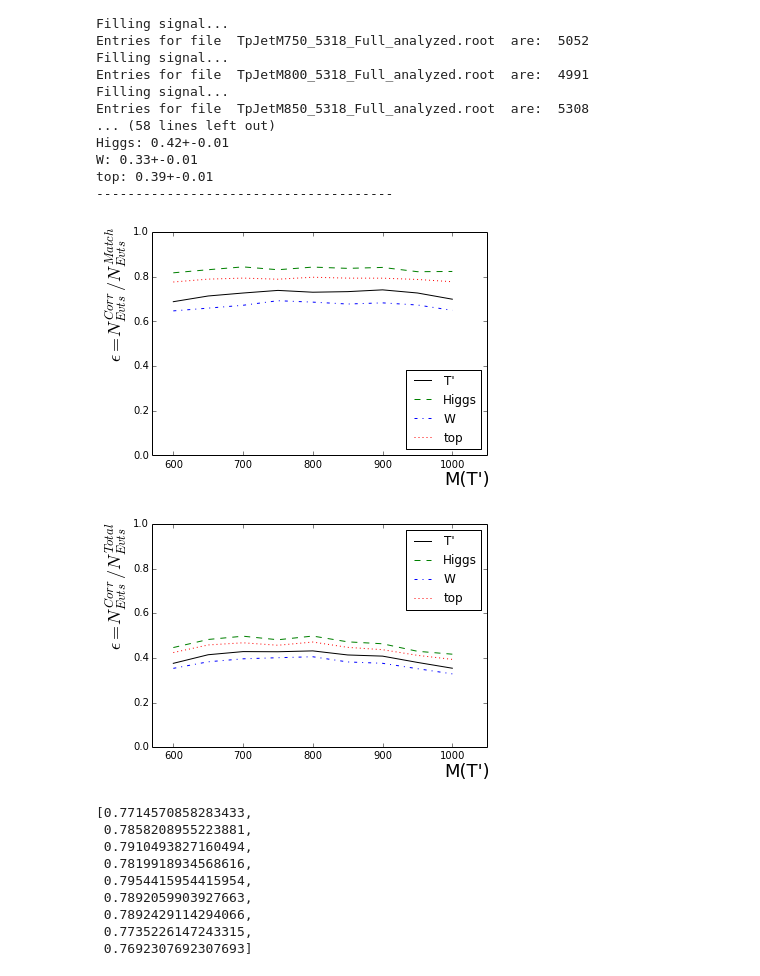
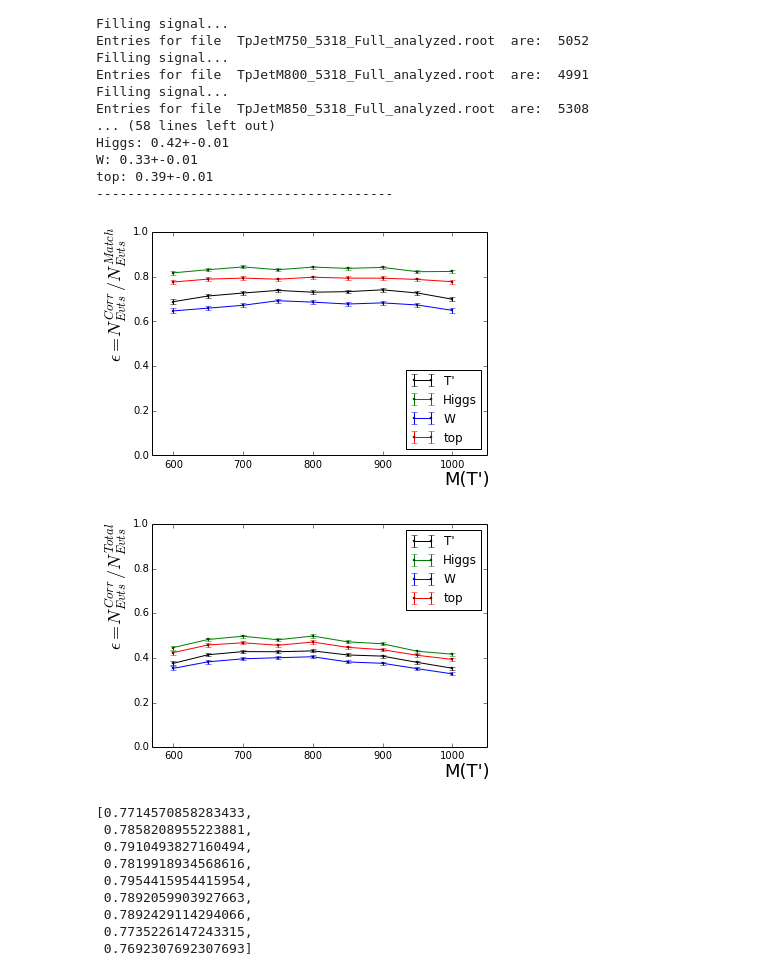
Before and after one commit to jotadram6/stp-ipy-note, a Jupyter notebook: Matching_Efficiencies.ipynb, the cells around one changed output. Drawn from its saved outputs; the diff is of its cells as text; code cells hidden in the pictures.

```diff
--- a/Matching_Efficiencies.ipynb
+++ b/Matching_Efficiencies.ipynb
@@ -65,15 +65,16 @@ Entries for file  TpJetM1000_5318_Full_analyzed.root  are:  2261
 # %%
 Resonances=["Tprime","Higgs","W","top"]
 
-ExclEff=[]
+ExclEff=[]; ExclEffE=[]
 
 print "Matching exclusive (with only matchable jets) efficiencies right after reconstruction, no HT cut"
 print "--------------------------------------"
 for i in xrange(len(TotalEntries)):
     print "For", ListTreesNamesA[i].split('n')[0]
     for j in xrange(len(Corrects[i])):
-        print Resonances[j]+":", "{0:.2f}+-{1:.2f}".format(float(Corrects[i][j])/TotalEntries[i],DivE(float(Corrects[i][j]),TotalEntries[i],np.sqrt(Corrects[i][j]),np.sqrt(TotalEntries[i])))
         ExclEff.append(float(Corrects[i][j])/TotalEntries[i])
+        ExclEffE.append(EffE(float(Corrects[i][j])/TotalEntries[i],TotalEntries[i]))
+        print Resonances[j]+":", "{0:.2f}+-{1:.2f}".format(ExclEff[-1],ExclEffE[-1])
     print "--------------------------------------"
 # %% [output]
 Matching exclusive (with only matchable jets) efficiencies right after reconstruction, no HT cut
@@ -108,15 +109,16 @@ for f in Signal:
     print "Entries for file ", f, " are: ", entries
     del(CutsChain)
 
-InclEff=[]
+InclEff=[]; InclEffE=[]
 
 print "Matching inclusive efficiencies right after reconstruction, no HT cut"
 print "--------------------------------------"
 for i in xrange(len(TotalEntriesIncl)):
     print "For", ListTreesNamesA[i].split('n')[0]
     for j in xrange(len(Corrects[i])):
-        print Resonances[j]+":", "{0:.2f}+-{1:.2f}".format(float(Corrects[i][j])/TotalEntriesIncl[i],DivE(float(Corrects[i][j]),TotalEntriesIncl[i],np.sqrt(Corrects[i][j]),np.sqrt(TotalEntries[i])))
         InclEff.append(float(Corrects[i][j])/TotalEntriesIncl[i])
+        InclEffE.append(EffE(float(Corrects[i][j])/TotalEntriesIncl[i],TotalEntriesIncl[i]))
+        print Resonances[j]+":", "{0:.2f}+-{1:.2f}".format(InclEff[-1],InclEffE[-1])
     print "--------------------------------------"
 # %% [output]
 Filling signal...
@@ -140,43 +142,51 @@ top: 0.39+-0.01
 Titles=["T'","Higgs","W","top"] #ListTreesNamesA[i].split('n')[0]
 Masses=[600,650,700,750,800,850,900,950,1000]
 #Exclusive efficiency
 fig, ax = plt.subplots()
-ax.plot(Masses, ExclEff[0::4], 'k', markersize=10.0, label=Titles[0], linestyle="-")
-ax.plot(Masses, ExclEff[1::4], 'g', markersize=10.0, label=Titles[1], linestyle="--")
-ax.plot(Masses, ExclEff[2::4], 'b', markersize=10.0, label=Titles[2], linestyle="-.")
-ax.plot(Masses, ExclEff[3::4], 'r', markersize=10.0, label=Titles[3], linestyle=":")
+ax.errorbar(Masses, ExclEff[0::4], yerr=ExclEffE[0::4], ecolor='k', marker='o', ms=2, color='black', label=Titles[0])
+ax.errorbar(Masses, ExclEff[1::4], yerr=ExclEffE[1::4], ecolor='g', marker='o', ms=2, color='green', label=Titles[1])
+ax.errorbar(Masses, ExclEff[2::4], yerr=ExclEffE[2::4], ecolor='b', marker='o', ms=2, color='blue', label=Titles[2])
+ax.errorbar(Masses, ExclEff[3::4], yerr=ExclEffE[3::4], ecolor='r', marker='o', ms=2, color='red', label=Titles[3])
+#ax.plot(Masses, ExclEff[0::4], 'k', markersize=10.0, label=Titles[0], linestyle="-")
+#ax.plot(Masses, ExclEff[1::4], 'g', markersize=10.0, label=Titles[1], linestyle="--")
+#ax.plot(Masses, ExclEff[2::4], 'b', markersize=10.0, label=Titles[2], linestyle="-.")
+#ax.plot(Masses, ExclEff[3::4], 'r', markersize=10.0, label=Titles[3], linestyle=":")
 ax.set_xlabel("M(T')")
 ax.set_ylabel("$\epsilon=N^{Corr}_{Evts}/N^{Match}_{Evts}$")
 ax.xaxis.label.set_fontsize(18)
 ax.yaxis.label.set_fontsize(18)
 ax.xaxis.set_label_coords(0.94, -0.07)
 ax.yaxis.set_label_coords(-0.07, 0.72)
 ax.set_xlim(left=Masses[0]*0.95,right=Masses[-1]*1.05)
 ax.set_ylim(bottom=0.0,top=1.0)
 plt.legend(loc='lower right')
 fig.savefig("Exclusive_Efficiency_V8.pdf")
 fig.savefig("Exclusive_Efficiency_V8.png")
 
 #Inclusive efficiency
 fig, ax = plt.subplots()
-ax.plot(Masses, InclEff[0::4], 'k', markersize=10.0, label=Titles[0], linestyle="-")
-ax.plot(Masses, InclEff[1::4], 'g', markersize=10.0, label=Titles[1], linestyle="--")
-ax.plot(Masses, InclEff[2::4], 'b', markersize=10.0, label=Titles[2], linestyle="-.")
-ax.plot(Masses, InclEff[3::4], 'r', markersize=10.0, label=Titles[3], linestyle=":")
+ax.errorbar(Masses, InclEff[0::4], yerr=InclEffE[0::4], ecolor='k', marker='o', ms=2, color='black', label=Titles[0])
+ax.errorbar(Masses, InclEff[1::4], yerr=InclEffE[1::4], ecolor='g', marker='o', ms=2, color='green', label=Titles[1])
+ax.errorbar(Masses, InclEff[2::4], yerr=InclEffE[2::4], ecolor='b', marker='o', ms=2, color='blue', label=Titles[2])
+ax.errorbar(Masses, InclEff[3::4], yerr=InclEffE[3::4], ecolor='r', marker='o', ms=2, color='red', label=Titles[3])
+#ax.plot(Masses, InclEff[0::4], 'k', markersize=10.0, label=Titles[0], linestyle="-")
+#ax.plot(Masses, InclEff[1::4], 'g', markersize=10.0, label=Titles[1], linestyle="--")
+#ax.plot(Masses, InclEff[2::4], 'b', markersize=10.0, label=Titles[2], linestyle="-.")
+#ax.plot(Masses, InclEff[3::4], 'r', markersize=10.0, label=Titles[3], linestyle=":")
 ax.set_xlabel("M(T')")
 ax.set_ylabel("$\epsilon=N^{Corr}_{Evts}/N^{Total}_{Evts}$")
 ax.xaxis.label.set_fontsize(18)
 ax.yaxis.label.set_fontsize(18)
 ax.xaxis.set_label_coords(0.94, -0.07)
 ax.yaxis.set_label_coords(-0.07, 0.72)
 ax.set_xlim(left=Masses[0]*0.95,right=Masses[-1]*1.05)
 ax.set_ylim(bottom=0.0,top=1.0)
 plt.legend(loc='upper right')
 fig.savefig("Inclusive_Efficiency_V8.pdf")
 fig.savefig("Inclusive_Efficiency_V8.png")
 # %% [output]
-[figure, old version]
+[figure, new version]
-[figure, old version]
+[figure, new version]
 # %%
 ExclEff[3::4]
 # %% [output]
```
Also changed, not shown: parts of 1 cell of this notebook, 6 other files.
